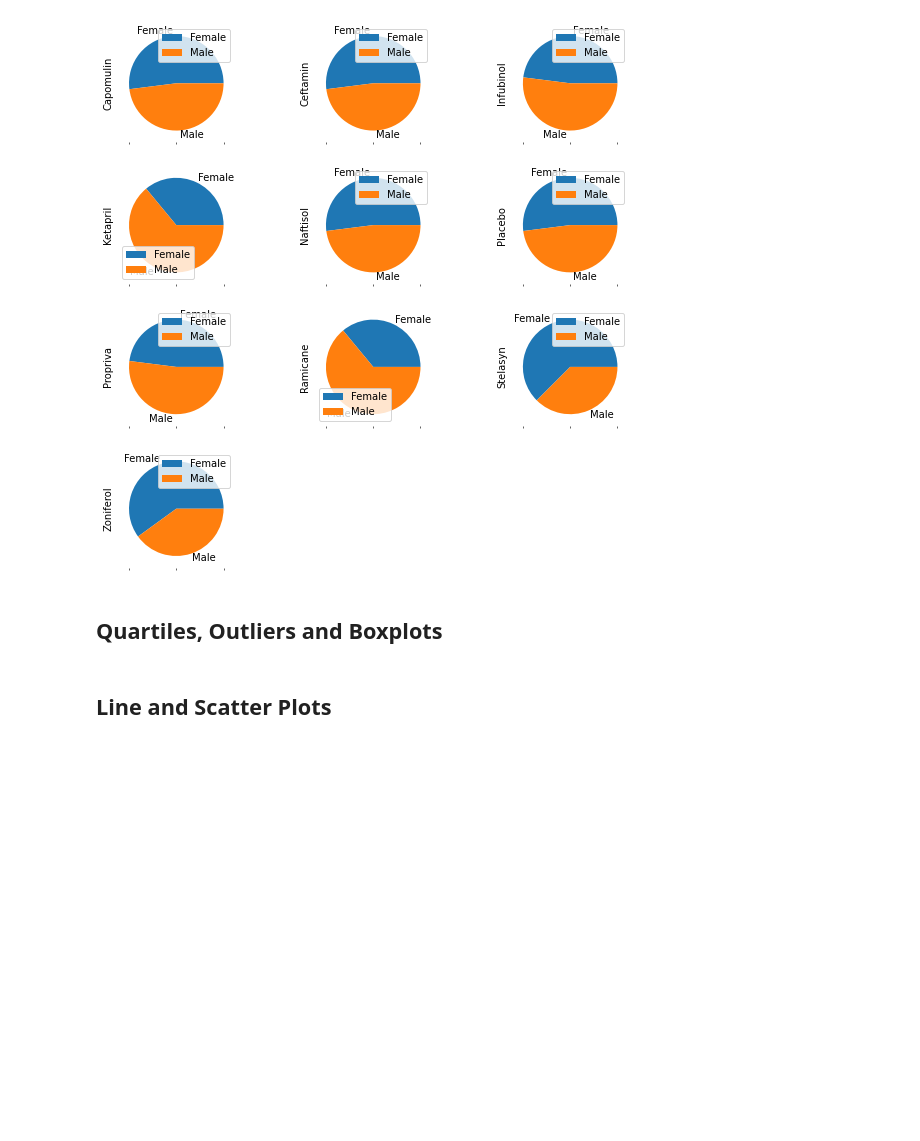
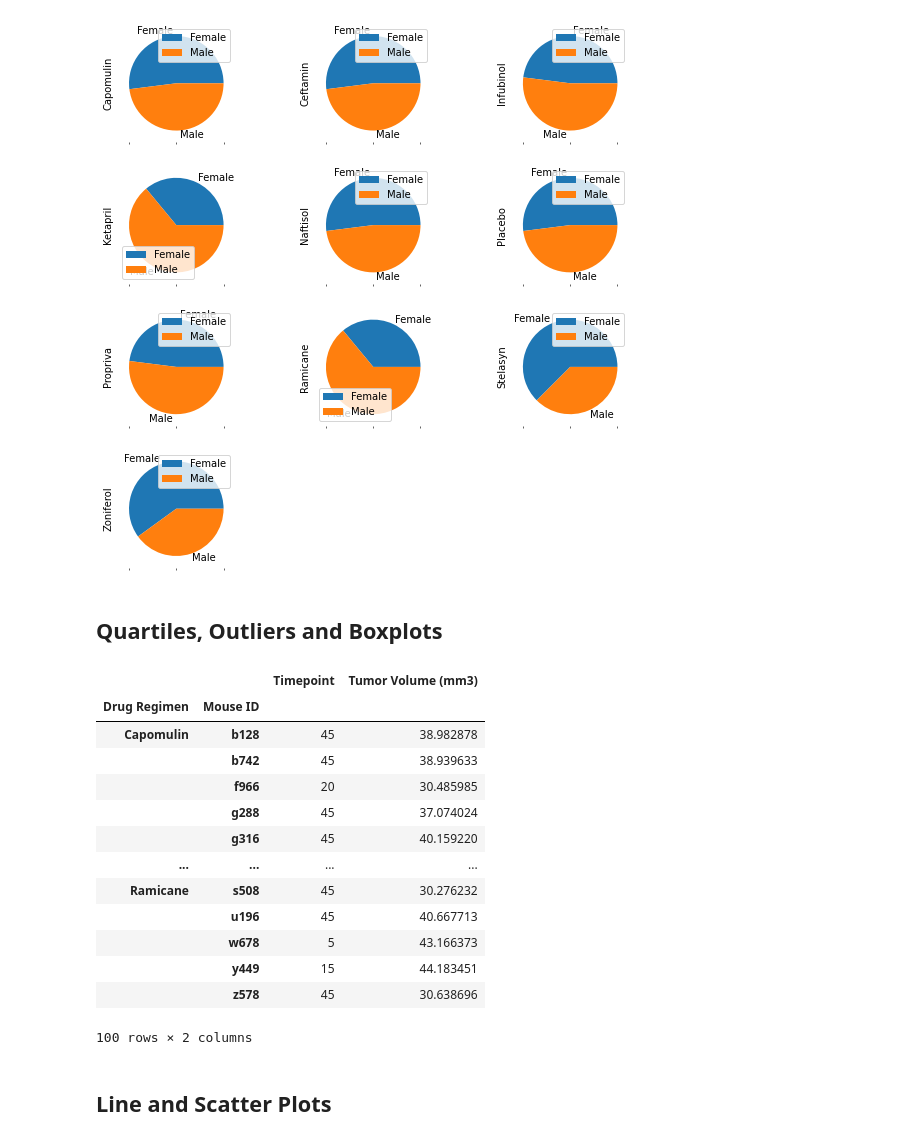
Before and after one commit to engeljason/matplotlib_playground, a Jupyter notebook: Pymaceuticals/pymaceuticals.ipynb, the cells around one changed output. Saved outputs shown, nothing was run; the diff lists cells and outputs as text; code cells hidden in the pictures; blank space fills up the shorter version.

Commit message:
tumor volumes

```diff
--- a/Pymaceuticals/pymaceuticals.ipynb
+++ b/Pymaceuticals/pymaceuticals.ipynb
@@ -106,12 +106,31 @@ array([[<matplotlib.axes._subplots.AxesSubplot object at 0x...>,
 ## Quartiles, Outliers and Boxplots
 # %%
 # Calculate the final tumor volume of each mouse across four of the treatment regimens:
-# Capomulin, Ramicane, Infubinol, and Ceftamin
+drugs = [ "Capomulin", "Ramicane", "Infubinol", "Ceftamin" ]
+gby = combined_df.groupby(["Drug Regimen", "Mouse ID"])
 
 # Start by getting the last (greatest) timepoint for each mouse
+idx = gby["Timepoint"].transform(max) == combined_df["Timepoint"]
 
+# Use this to filter the original dataframe to get the tumor volume at the last timepoint
+tumor_v_df = combined_df[idx][combined_df["Drug Regimen"].isin(drugs)].set_index(["Drug Regimen", "Mouse ID"]).loc[:,["Timepoint", "Tumor Volume (mm3)"]].sort_index(ascending = True)
 
-# Merge this group df with the original dataframe to get the tumor volume at the last timepoint
+tumor_v_df
+# %% [output]
+|  |  | Timepoint | Tumor Volume (mm3) |
+| Drug Regimen | Mouse ID |  |  |
+| Capomulin | b128 | 45 | 38.982878 |
+|  | b742 | 45 | 38.939633 |
+|  | f966 | 20 | 30.485985 |
+|  | g288 | 45 | 37.074024 |
+|  | g316 | 45 | 40.159220 |
+| ... | ... | ... | ... |
+| Ramicane | s508 | 45 | 30.276232 |
+|  | u196 | 45 | 40.667713 |
+|  | w678 | 5 | 43.166373 |
+|  | y449 | 15 | 44.183451 |
+|  | z578 | 45 | 30.638696 |
+100 rows × 2 columns
 # %%
 # Put treatments into a list for for loop (and later for plot labels)
 
```
